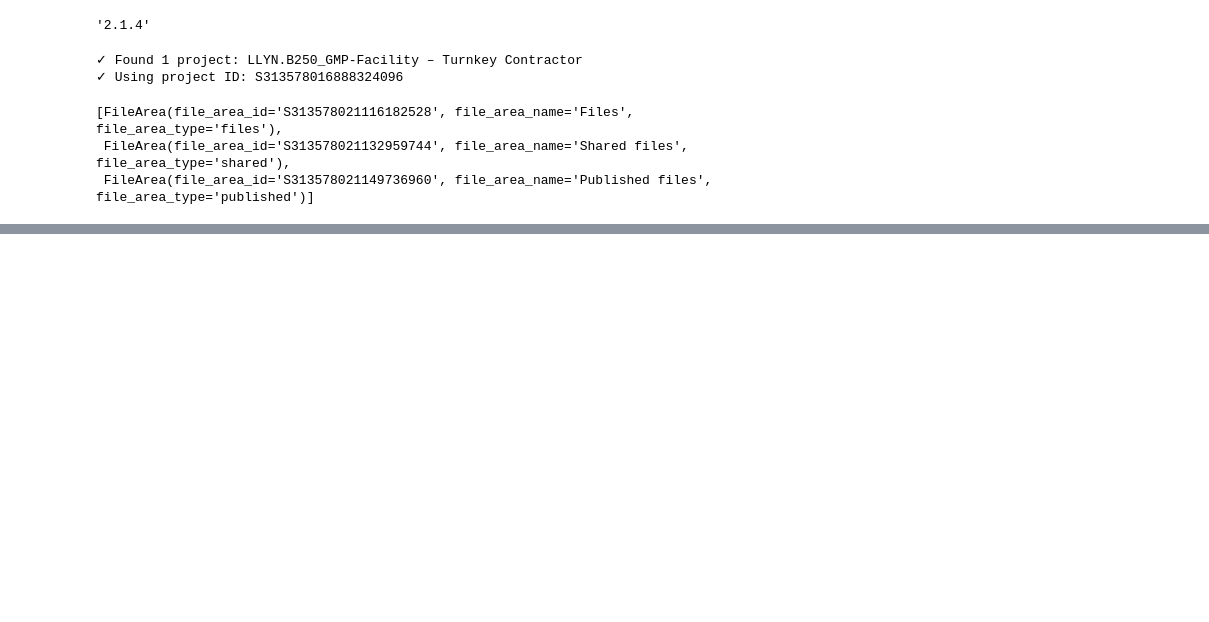
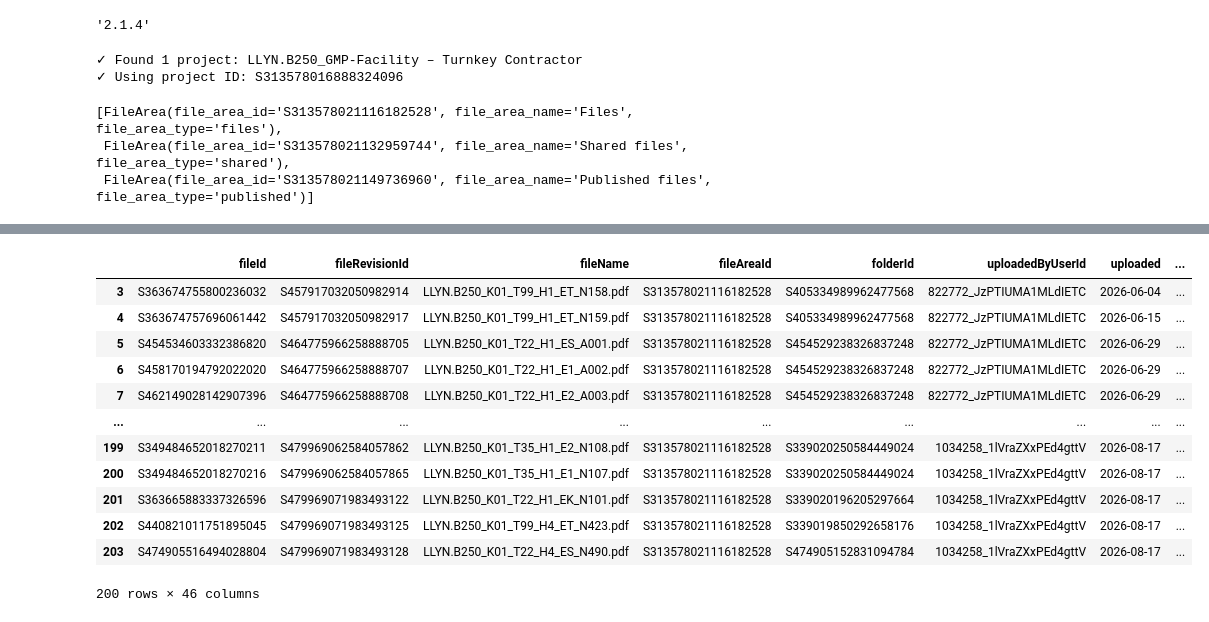
Before and after one commit to bruadam/dalux-build, a Jupyter notebook: python/notebooks/dalux_demo.ipynb, the cells around one changed output, grey strips where cells are left out. Saved outputs shown, nothing was run; the diff lists cells and outputs as text; code cells hidden in the pictures; blank space fills up the shorter version.

```diff
--- a/python/notebooks/dalux_demo.ipynb
+++ b/python/notebooks/dalux_demo.ipynb
@@ -87,0 +101,20 @@ all_files
+# %%
+# Filters the files that are "drawing" as file_type
+
+selected_files_df = all_files[all_files["fileType"] == "drawing"]
+# %%
+selected_files_df
+# %% [output]
+|  | fileId | fileRevisionId | fileName | fileAreaId | folderId | uploadedByUserId | uploaded | ... |
+| 3 | S363674755800236032 | S457917032050982914 | LLYN.B250_K01_T99_H1_ET_N158.pdf | S313578021116182528 | S405334989962477568 | 822772_JzPTIUMA1MLdIETC | 2026-06-04 | ... |
+| 4 | S363674757696061442 | S457917032050982917 | LLYN.B250_K01_T99_H1_ET_N159.pdf | S313578021116182528 | S405334989962477568 | 822772_JzPTIUMA1MLdIETC | 2026-06-15 | ... |
+| 5 | S454534603332386820 | S464775966258888705 | LLYN.B250_K01_T22_H1_ES_A001.pdf | S313578021116182528 | S454529238326837248 | 822772_JzPTIUMA1MLdIETC | 2026-06-29 | ... |
+| 6 | S458170194792022020 | S464775966258888707 | LLYN.B250_K01_T22_H1_E1_A002.pdf | S313578021116182528 | S454529238326837248 | 822772_JzPTIUMA1MLdIETC | 2026-06-29 | ... |
+| 7 | S462149028142907396 | S464775966258888708 | LLYN.B250_K01_T22_H1_E2_A003.pdf | S313578021116182528 | S454529238326837248 | 822772_JzPTIUMA1MLdIETC | 2026-06-29 | ... |
+| ... | ... | ... | ... | ... | ... | ... | ... | ... |
+| 199 | S349484652018270211 | S479969062584057862 | LLYN.B250_K01_T35_H1_E2_N108.pdf | S313578021116182528 | S339020250584449024 | 1034258_1lVraZXxPEd4gttV | 2026-08-17 | ... |
+| 200 | S349484652018270216 | S479969062584057865 | LLYN.B250_K01_T35_H1_E1_N107.pdf | S313578021116182528 | S339020250584449024 | 1034258_1lVraZXxPEd4gttV | 2026-08-17 | ... |
+| 201 | S363665883337326596 | S479969071983493122 | LLYN.B250_K01_T22_H1_EK_N101.pdf | S313578021116182528 | S339020196205297664 | 1034258_1lVraZXxPEd4gttV | 2026-08-17 | ... |
+| 202 | S440821011751895045 | S479969071983493125 | LLYN.B250_K01_T99_H4_ET_N423.pdf | S313578021116182528 | S339019850292658176 | 1034258_1lVraZXxPEd4gttV | 2026-08-17 | ... |
+| 203 | S474905516494028804 | S479969071983493128 | LLYN.B250_K01_T22_H4_ES_N490.pdf | S313578021116182528 | S474905152831094784 | 1034258_1lVraZXxPEd4gttV | 2026-08-17 | ... |
+200 rows × 46 columns
```
Also changed, not shown: parts of 16 cells of this notebook, 10 other files.
